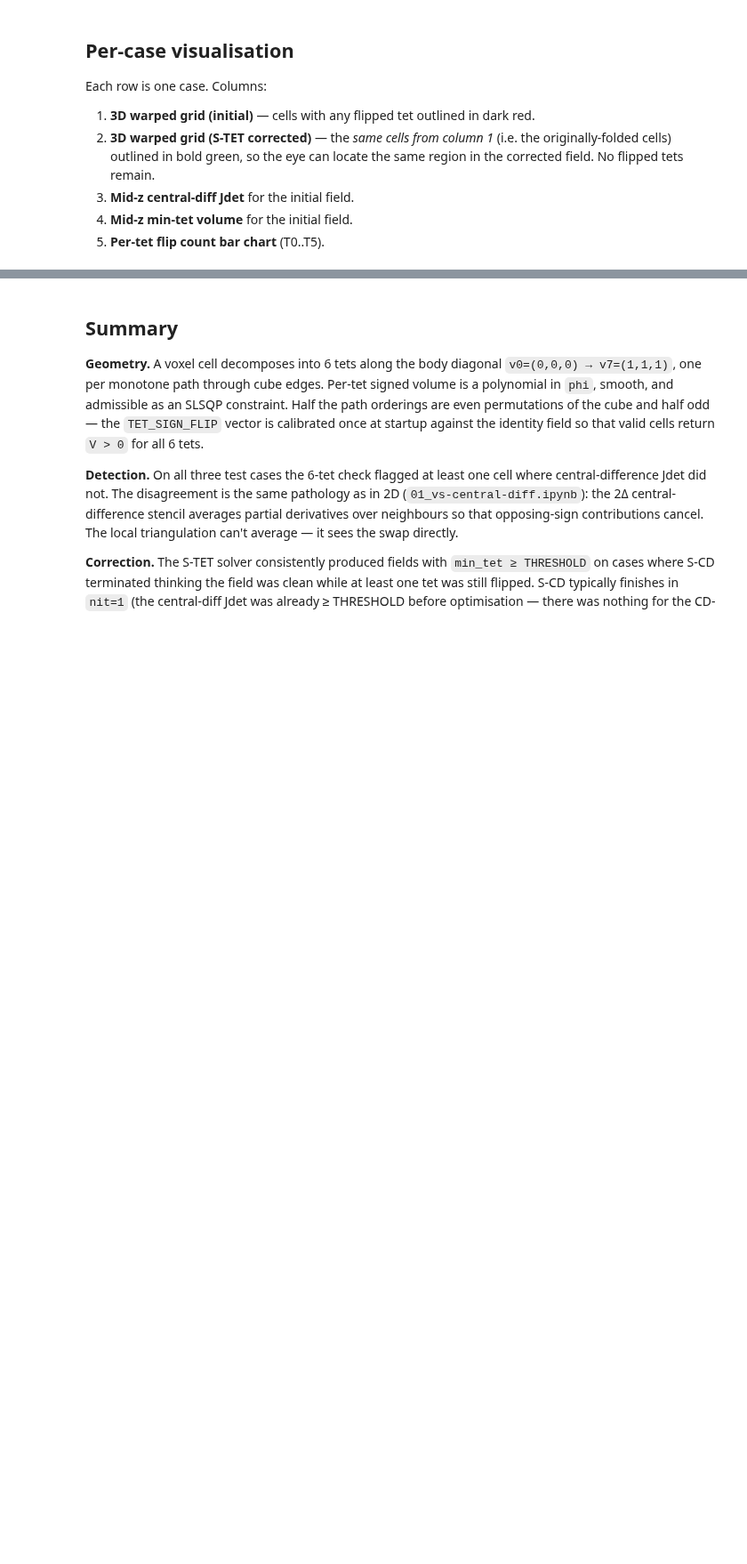
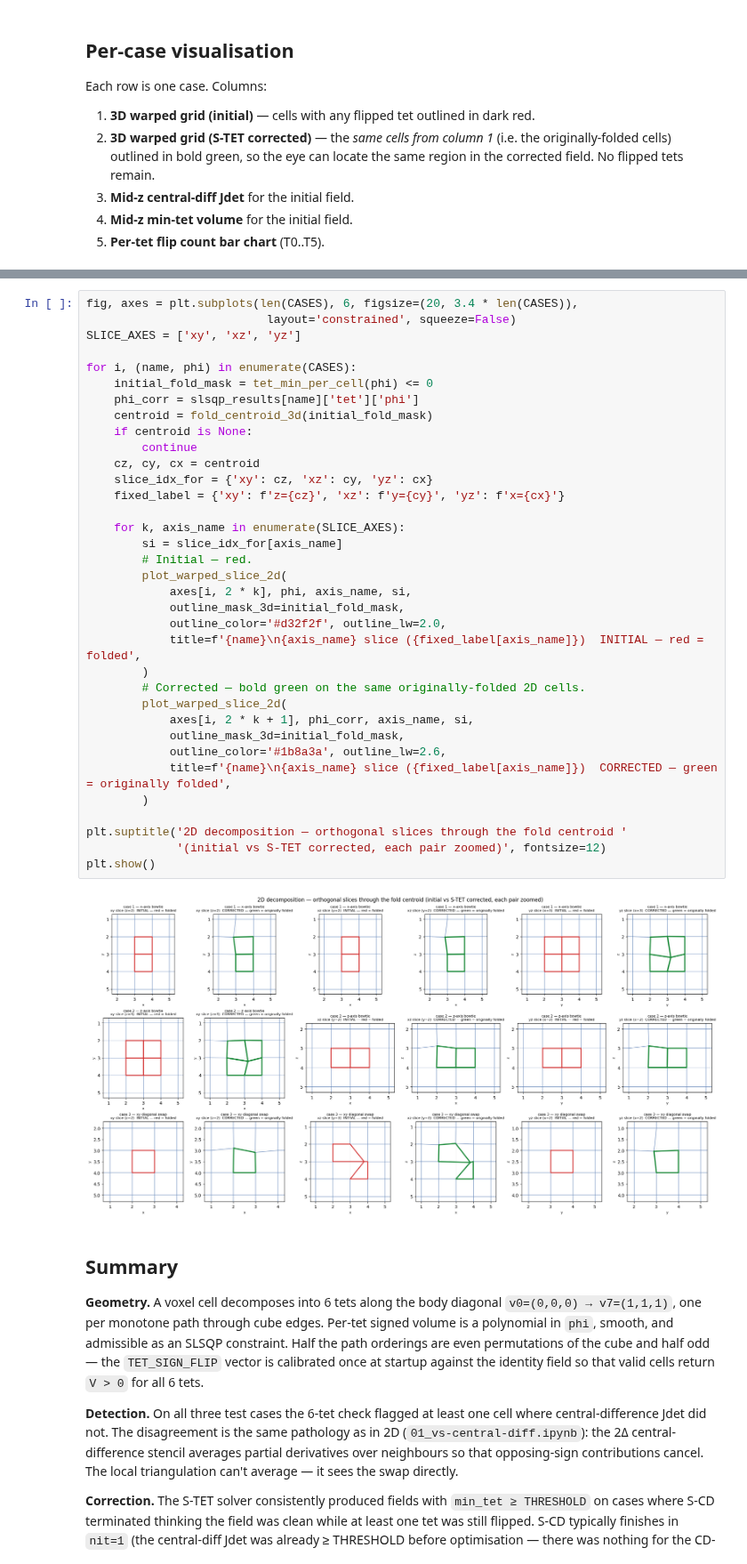
Before and after one commit to andythai/dvfopt, a Jupyter notebook: notebooks/two-triangle-check/12_3d-tetrahedral-check.ipynb, the cells around one changed output, grey strips where cells are left out. Shown at 89% size. Cells and saved outputs as stored; diff of their text form; blank space fills up the shorter version.

```diff
--- a/notebooks/two-triangle-check/12_3d-tetrahedral-check.ipynb
+++ b/notebooks/two-triangle-check/12_3d-tetrahedral-check.ipynb
@@ -654,3 +807,40 @@ plt.show()
+# %%
+fig, axes = plt.subplots(len(CASES), 6, figsize=(20, 3.4 * len(CASES)),
+                          layout='constrained', squeeze=False)
+SLICE_AXES = ['xy', 'xz', 'yz']
+
+for i, (name, phi) in enumerate(CASES):
+    initial_fold_mask = tet_min_per_cell(phi) <= 0
+    phi_corr = slsqp_results[name]['tet']['phi']
+    centroid = fold_centroid_3d(initial_fold_mask)
+    if centroid is None:
+        continue
+    cz, cy, cx = centroid
+    slice_idx_for = {'xy': cz, 'xz': cy, 'yz': cx}
+    fixed_label = {'xy': f'z={cz}', 'xz': f'y={cy}', 'yz': f'x={cx}'}
+
+    for k, axis_name in enumerate(SLICE_AXES):
+        si = slice_idx_for[axis_name]
+        # Initial — red.
+        plot_warped_slice_2d(
+            axes[i, 2 * k], phi, axis_name, si,
+            outline_mask_3d=initial_fold_mask,
+            outline_color='#d32f2f', outline_lw=2.0,
+            title=f'{name}\n{axis_name} slice ({fixed_label[axis_name]})  INITIAL — red = folded',
+        )
+        # Corrected — bold green on the same originally-folded 2D cells.
+        plot_warped_slice_2d(
+            axes[i, 2 * k + 1], phi_corr, axis_name, si,
+            outline_mask_3d=initial_fold_mask,
+            outline_color='#1b8a3a', outline_lw=2.6,
+            title=f'{name}\n{axis_name} slice ({fixed_label[axis_name]})  CORRECTED — green = originally folded',
+        )
+
+plt.suptitle('2D decomposition — orthogonal slices through the fold centroid '
+             '(initial vs S-TET corrected, each pair zoomed)', fontsize=12)
+plt.show()
+# %% [output]
+[figure, added]
 # %% [markdown]
 ## Summary
 
```
Also changed, not shown: parts of 5 cells of this notebook.
